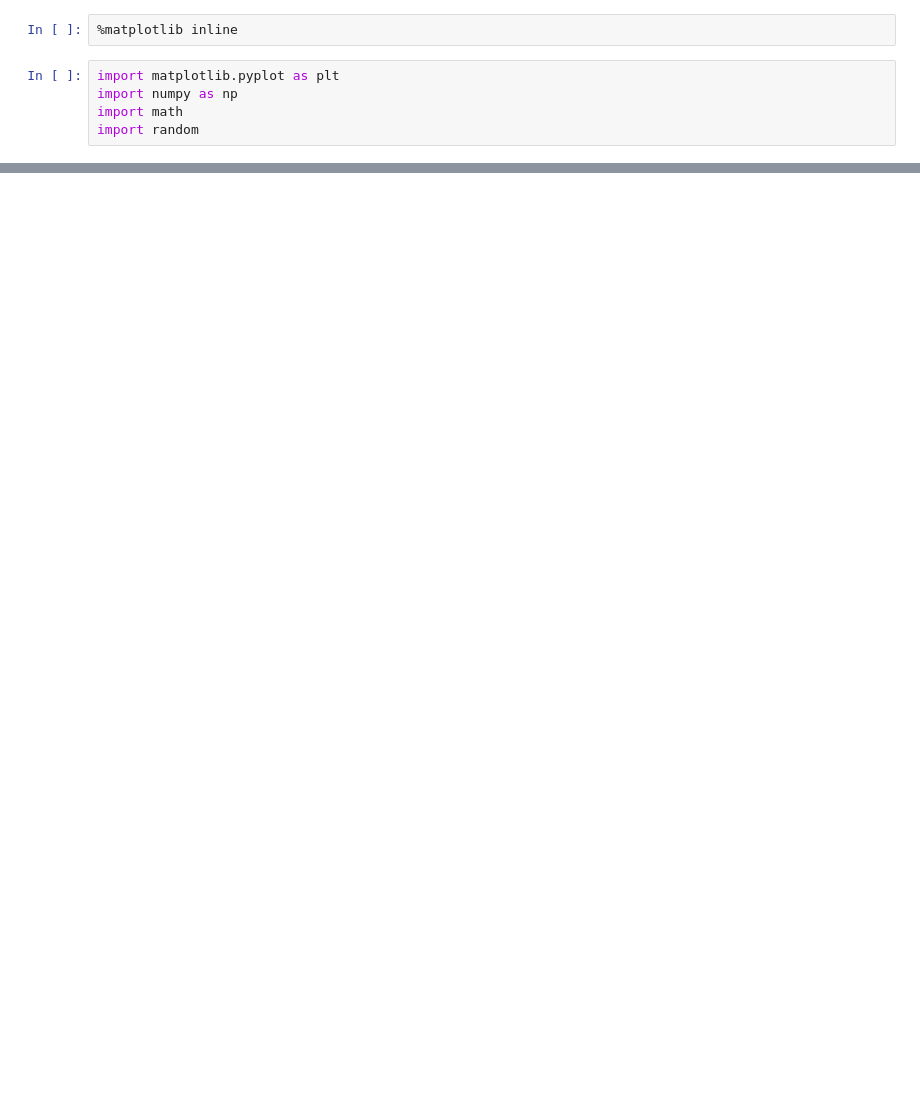
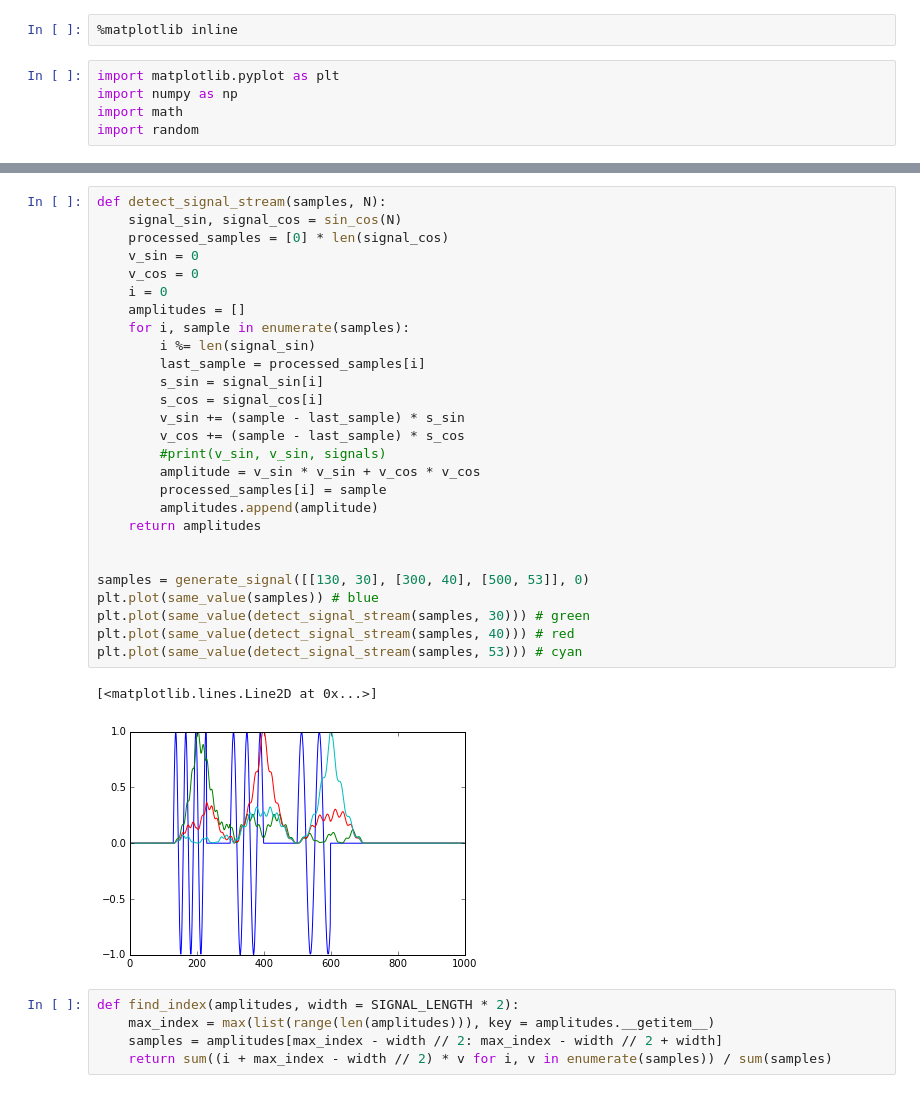
Before and after one commit to niccokunzmann/positioning_system, a Jupyter notebook: signal_detection.ipynb, the cells around one changed output, grey strips where cells are left out. Drawn from its saved outputs; the diff is of its cells as text; blank space fills up the shorter version.

```diff
--- a/signal_detection.ipynb
+++ b/signal_detection.ipynb
@@ -114,0 +180,35 @@ amplitude noise:  0.0
+# %%
+def detect_signal_stream(samples, N):
+    signal_sin, signal_cos = sin_cos(N)
+    processed_samples = [0] * len(signal_cos)
+    v_sin = 0
+    v_cos = 0
+    i = 0
+    amplitudes = []
+    for i, sample in enumerate(samples):
+        i %= len(signal_sin)
+        last_sample = processed_samples[i]
+        s_sin = signal_sin[i]
+        s_cos = signal_cos[i]
+        v_sin += (sample - last_sample) * s_sin
+        v_cos += (sample - last_sample) * s_cos
+        #print(v_sin, v_sin, signals)
+        amplitude = v_sin * v_sin + v_cos * v_cos
+        processed_samples[i] = sample
+        amplitudes.append(amplitude)
+    return amplitudes
+
+
+samples = generate_signal([[130, 30], [300, 40], [500, 53]], 0)
+plt.plot(same_value(samples)) # blue
+plt.plot(same_value(detect_signal_stream(samples, 30))) # green
+plt.plot(same_value(detect_signal_stream(samples, 40))) # red
+plt.plot(same_value(detect_signal_stream(samples, 53))) # cyan
+# %% [output]
+[<matplotlib.lines.Line2D at 0x...>]
+[figure, added]
+# %%
+def find_index(amplitudes, width = SIGNAL_LENGTH * 2):
+    max_index = max(list(range(len(amplitudes))), key = amplitudes.__getitem__)
+    samples = amplitudes[max_index - width // 2: max_index - width // 2 + width]
+    return sum((i + max_index - width // 2) * v for i, v in enumerate(samples)) / sum(samples)
```
Also changed, not shown: parts of 9 cells of this notebook.
